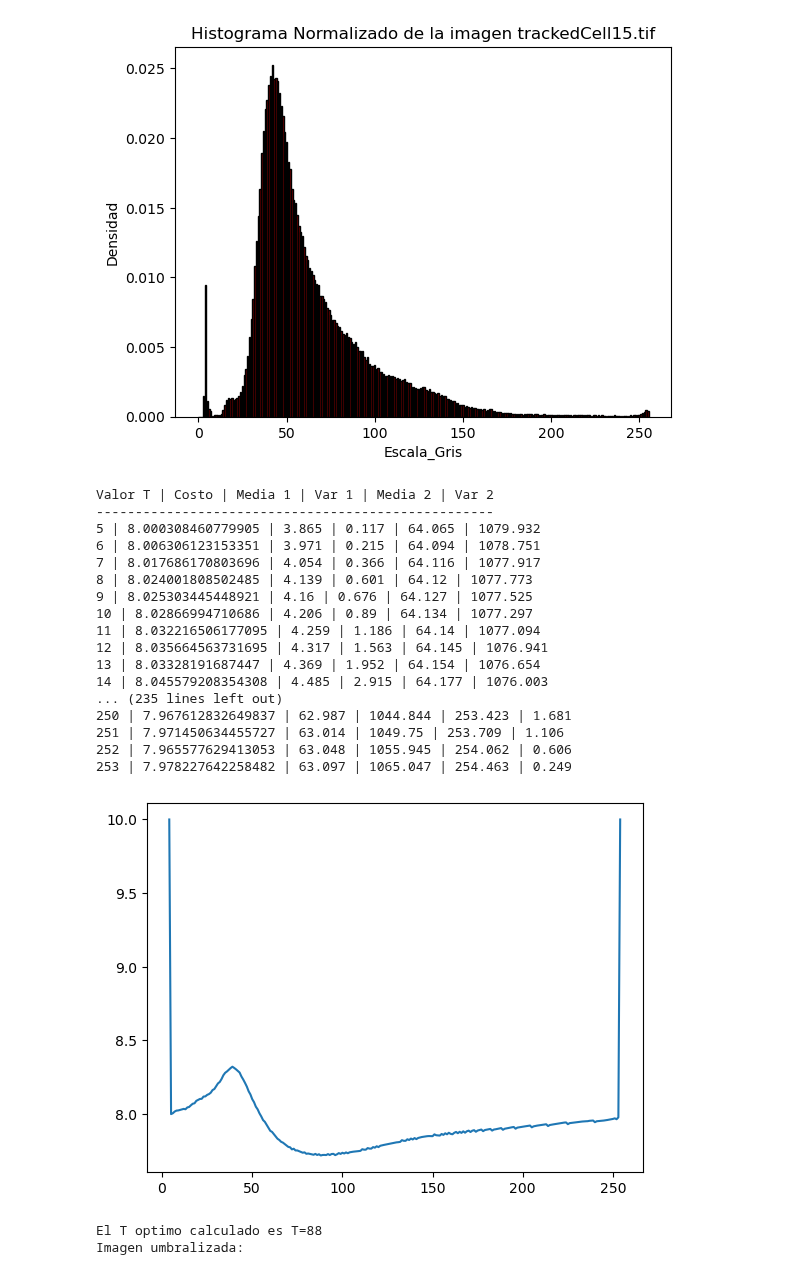
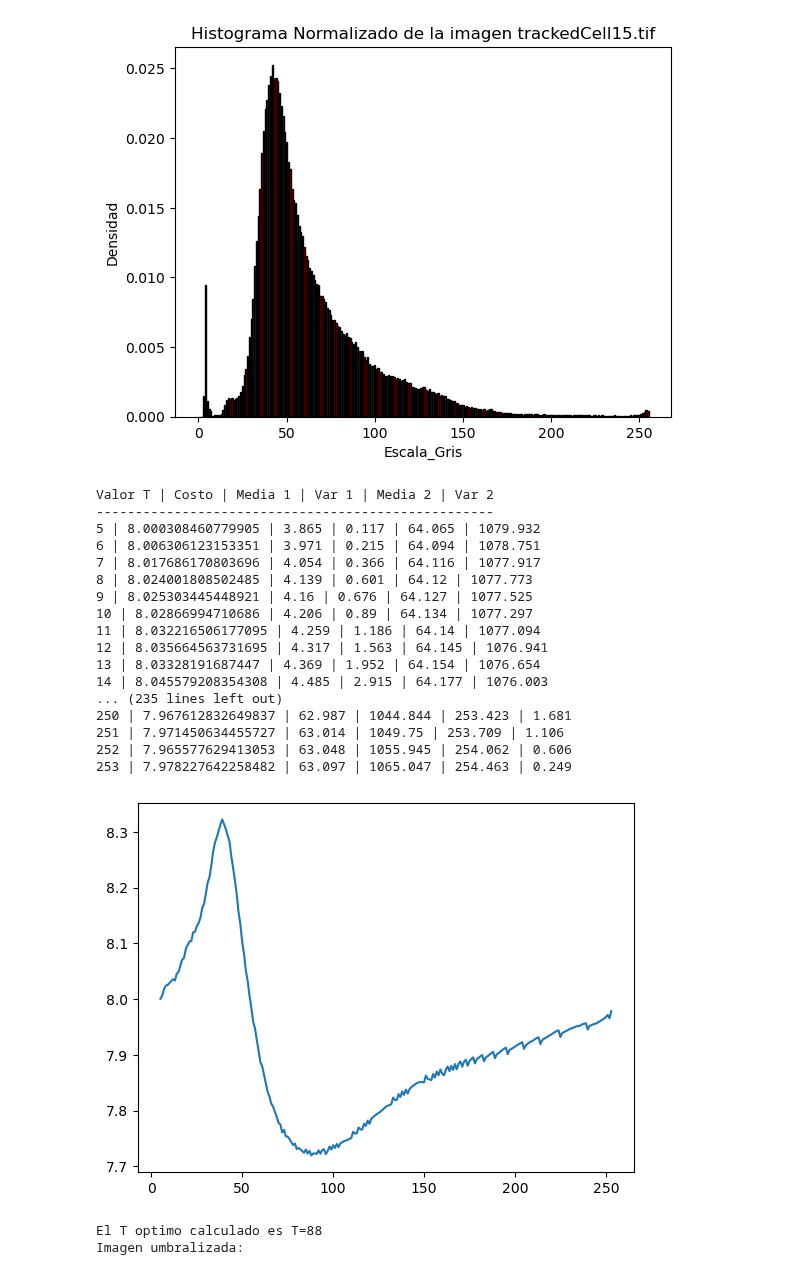
Before and after one commit to YoksanVC/TEC_DataScienceCert, a Jupyter notebook: Module_3_Estadistica_CienciaDatos/Trabajo_Practico_0_Kittler/Trabajo_Practico_0_Kittler.ipynb, the cells around one changed output. Saved outputs shown, nothing was run; the diff lists cells and outputs as text; code cells hidden in the pictures.

```diff
--- a/Module_3_Estadistica_CienciaDatos/Trabajo_Practico_0_Kittler/Trabajo_Practico_0_Kittler.ipynb
+++ b/Module_3_Estadistica_CienciaDatos/Trabajo_Practico_0_Kittler/Trabajo_Practico_0_Kittler.ipynb
@@ -30,6 +30,9 @@ ipytest.autoconfig()
 ## Funciones Generales
 # %%
 def _hide_seek(obj):
+    """
+    Esta funcion es necesaria para manipular audios con Pytorch; y fue tomada del tutorial: https://pytorch.org/audio/stable/tutorials/audio_io_tutorial.html
+    """
     class _wrapper:
         def __init__(self, obj):
             self.obj = obj
@@ -143,9 +146,8 @@ def calcular_costo_J_T(P1,Var1,P2,Var2):
         P1,P2 (float): Pesos de las dos funciones de densidad Gaussianas
         Var1,Var2(float): Varianzas de las funciones de densidad Gaussianas
     """
-    #if(np.isnan(Var1) or np.isnan(Var2) or Var1 == 0 or Var2 == 0): # Si T no esta en medio de la dos distribuciones, la desviacion estandar de alguna de las dos funciones es NaN
     if(Var1 == 0 or Var2 == 0): # Si T no esta en medio de la dos distribuciones, la varianza de alguna de las dos funciones puede dar cero y causar un error matematico
-        return 10
+        return np.nan
     parte1 = 2*((P1*torch.log(torch.tensor(torch.sqrt(torch.tensor(Var1)))))+(P2*torch.log(torch.tensor(torch.sqrt(torch.tensor(Var2))))))
     parte2 = 2*((P1*torch.log(torch.tensor(P1)))+(P2*torch.log(torch.tensor(P2))))
     J_T = 1 + parte1 - parte2
@@ -271,7 +273,7 @@ for T in range(len(eje_x)):
 
     # Obteniendo los valores de J(T) para cada valor de T
     costo = calcular_costo_J_T(P_1,var_1,P_2,var_2)
-    if(0 < costo < 10):
+    if(0 < costo < 20):
         print(f"{T} | {costo} | {m_1} | {var_1} | {m_2} | {var_2}")
     valores_J_T.append(costo)
 
@@ -385,7 +387,7 @@ for T in range(len(eje_x)):
 
     # Obteniendo los valores de J(T) para cada valor de T
     costo = calcular_costo_J_T(P_1,var_1,P_2,var_2)
-    if(0 < costo < 10):
+    if(0 < costo < 20):
         print(f"{T} | {costo} | {m_1} | {var_1} | {m_2} | {var_2}")
     valores_J_T.append(costo)
 
@@ -475,35 +479,35 @@ print("Valor T | Costo | Media 1 | Var 1 | Media 2 | Var 2")
 print("---------------------------------------------------")
 for T in range(len(eje_x)):
     # Creando los momentos estadisticos
     P_1,P_2,m_1,m_2,var_1,var_2 = calcular_momentos_estadisticos(T,hist_norm_imagen2)
 
     # Obteniendo los valores de J(T) para cada valor de T
     costo = calcular_costo_J_T(P_1,var_1,P_2,var_2)
-    if(0 < costo < 10):
+    if(0 < costo < 20):
         print(f"{T} | {costo} | {m_1} | {var_1} | {m_2} | {var_2}")
     valores_J_T.append(costo)
 
 plt.plot(eje_x,valores_J_T)
 plt.show()
 # %% [output]
 Valor T | Costo | Media 1 | Var 1 | Media 2 | Var 2
 ---------------------------------------------------
 5 | 8.000308460779905 | 3.865 | 0.117 | 64.065 | 1079.932
 6 | 8.006306123153351 | 3.971 | 0.215 | 64.094 | 1078.751
 7 | 8.017686170803696 | 4.054 | 0.366 | 64.116 | 1077.917
 8 | 8.024001808502485 | 4.139 | 0.601 | 64.12 | 1077.773
 9 | 8.025303445448921 | 4.16 | 0.676 | 64.127 | 1077.525
 10 | 8.02866994710686 | 4.206 | 0.89 | 64.134 | 1077.297
 11 | 8.032216506177095 | 4.259 | 1.186 | 64.14 | 1077.094
 12 | 8.035664563731695 | 4.317 | 1.563 | 64.145 | 1076.941
 13 | 8.03328191687447 | 4.369 | 1.952 | 64.154 | 1076.654
 14 | 8.045579208354308 | 4.485 | 2.915 | 64.177 | 1076.003
 ... (235 lines left out)
 250 | 7.967612832649837 | 62.987 | 1044.844 | 253.423 | 1.681
 251 | 7.971450634455727 | 63.014 | 1049.75 | 253.709 | 1.106
 252 | 7.965577629413053 | 63.048 | 1055.945 | 254.062 | 0.606
 253 | 7.978227642258482 | 63.097 | 1065.047 | 254.463 | 0.249
-[figure, old version]
+[figure, new version]
 # %%
 T_optimo2, nueva_imagen2 = calcular_T_optimo_Kittler(vector_imagen2,256,0,256)
 
```
Also changed, not shown: parts of 6 cells of this notebook.
